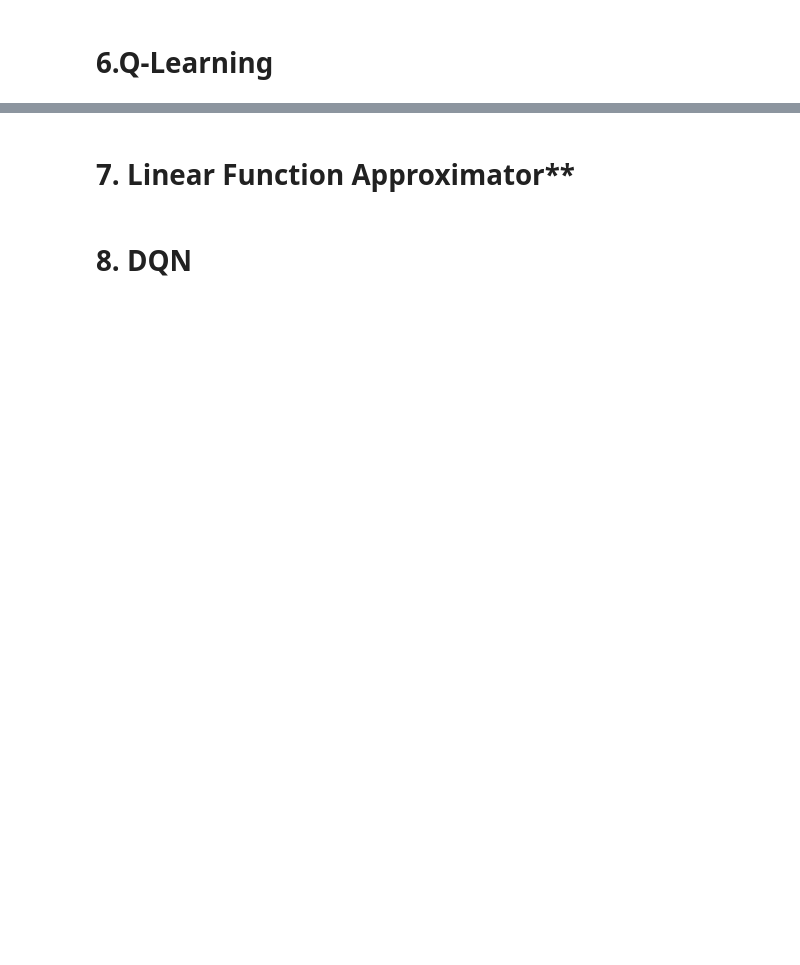
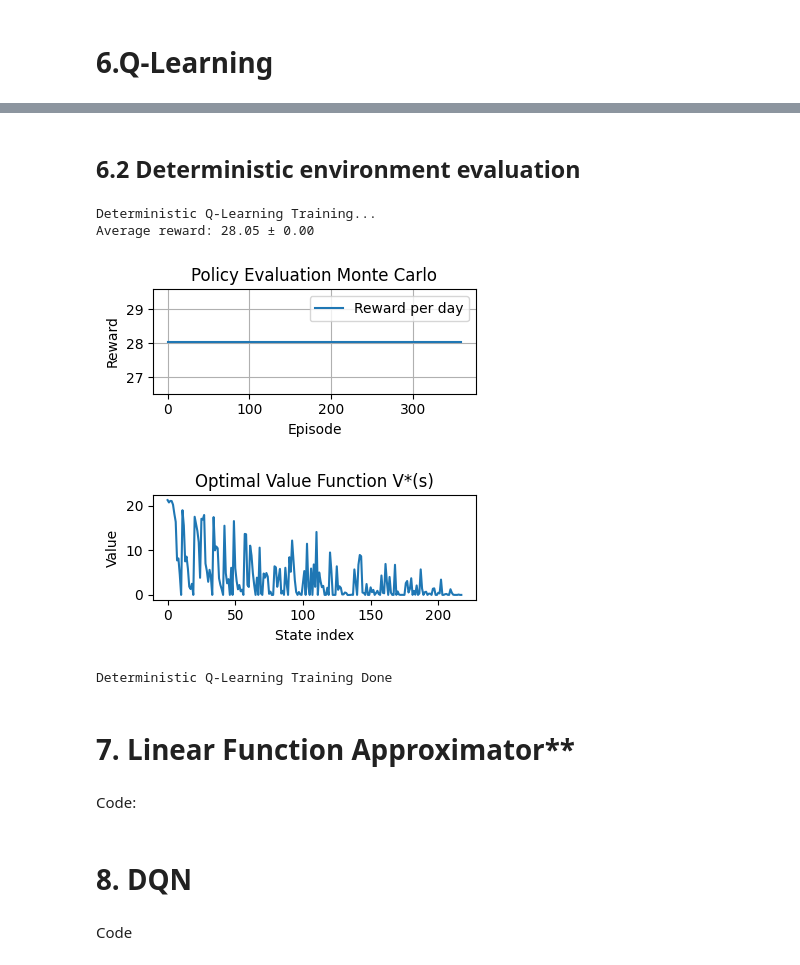
Before and after one commit to renatavillegas/ReinforcedLearning, a Jupyter notebook: Project1.ipynb, the cells around one changed output, grey strips where cells are left out. Cells and saved outputs as stored; diff of their text form; code cells hidden in the pictures; blank space fills up the shorter version.

```diff
--- a/Project1.ipynb
+++ b/Project1.ipynb
@@ -559,4 +809,30 @@ print("Average return:", total_rewards / 100)
+# %% [markdown]
+## 6.2 Deterministic environment evaluation
+# %%
+# Q-Learning hyperparameters
+gamma_ql = 0.99
+alpha_ql = 0.03
+epsilon_ql = 0.999
+epsilon_decay_ql = 0.001
+epsilon_min_ql = 0.8
+print("Deterministic Q-Learning Training...")
+det_Q_ql, det_rewards_ql = q_learning_train(det_env, num_train_episodes, gamma=gamma_ql, alpha=alpha_ql, epsilon=epsilon_ql, epsilon_decay=epsilon_decay_ql, epsilon_min=epsilon_min_ql)
+det_V_ql = get_value_function(det_Q_ql)
+det_rewards_ql_eval = evaluate(det_env, det_Q_ql, num_eval_episodes)
+plot_rewards(det_rewards_ql_eval)
+plot_values(det_V_ql)
+print("Deterministic Q-Learning Training Done")
+# %% [output]
+Deterministic Q-Learning Training...
+Average reward: 28.05 ± 0.00
+[figure, added]
+[figure, added]
+Deterministic Q-Learning Training Done
 # %% [markdown]
 # 7. Linear Function Approximator**
+# %% [markdown]
+Code:
 # %% [markdown]
 # 8. DQN
+# %% [markdown]
+Code
```
Also changed, not shown: parts of 18 cells of this notebook, 1 other file.
